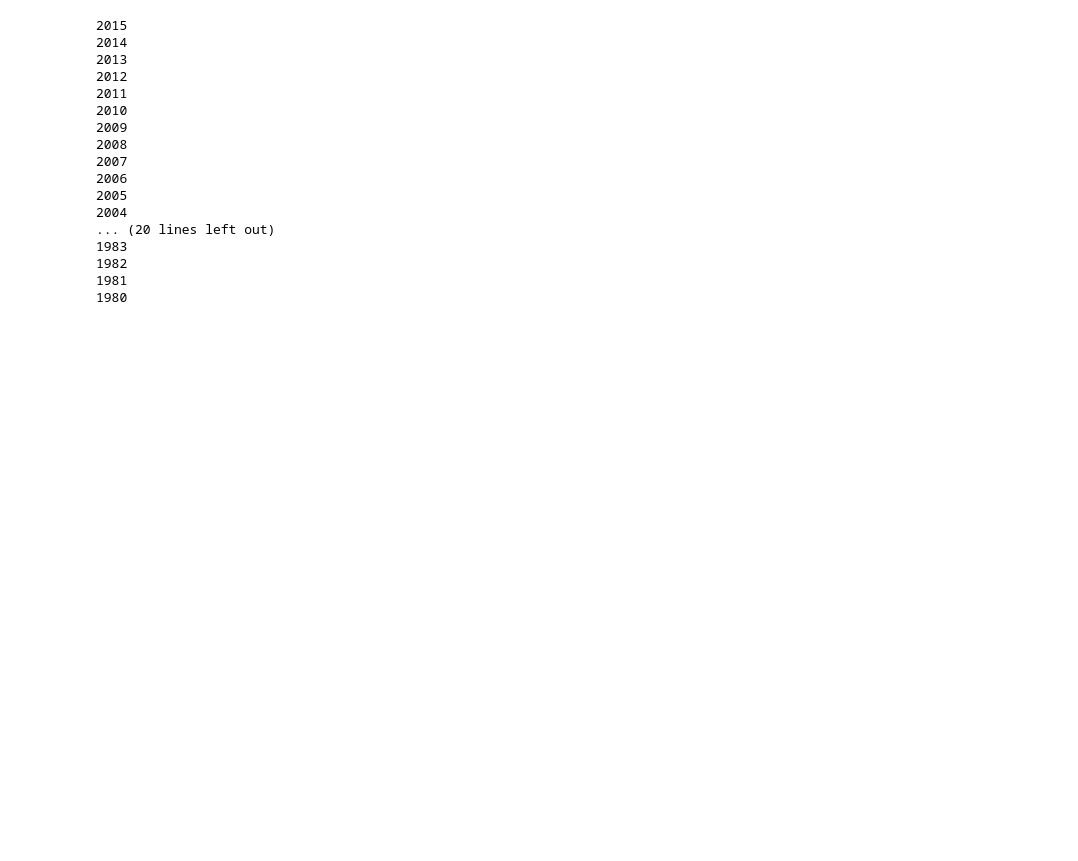
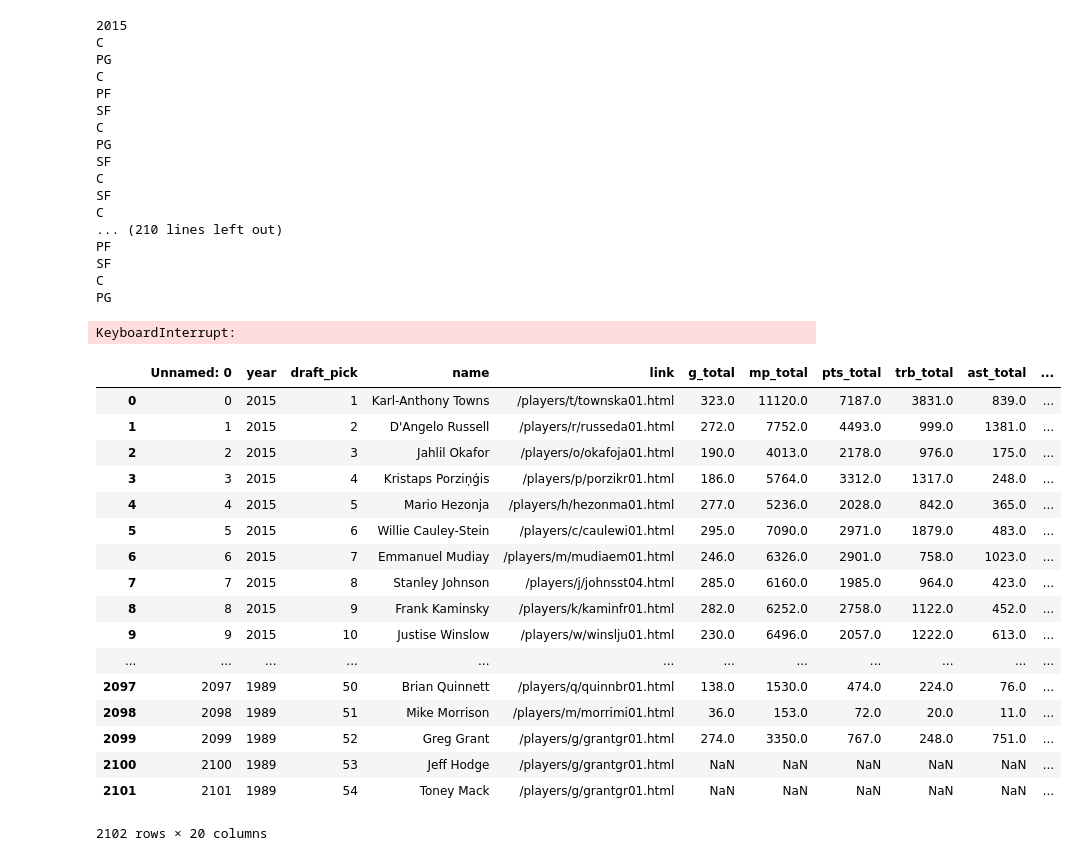
Before and after one commit to silogramd/NBA-Draft-Project, a Jupyter notebook: Final Project Scraping.ipynb, the cells around one changed output. Saved outputs shown, nothing was run; the diff lists cells and outputs as text; code cells hidden in the pictures; blank space fills up the shorter version.

Commit message:
added exploratory script, positions to scraper

```diff
--- a/Final Project Scraping.ipynb
+++ b/Final Project Scraping.ipynb
@@ -32,5 +37,6 @@ SyntaxError: invalid syntax (<ipython-input-63-a99d2ecdf6c8>, line 4)
 # %%
 year = 2015
+positions = ["Center","Shooting Guard","Point Guard",'Power Forward','Small Forward']
 for link in links:
     html = urllib.urlopen(link)
     soup = BeautifulSoup(html.read())
@@ -50,7 +56,8 @@ for link in links:
                             name = row.find('td', {'data-stat':'player'}).find('a').text
                             link = row.find('td', {'data-stat':'player'}).find('a').get('href')
                         else:
-                            name = row.find('td', {'data-stat':'player'}).text
+                            pos = ""
+                        name = row.find('td', {'data-stat':'player'}).text
                         g_total = row.find('td', {'data-stat':'g'}).text
                         mp_total = row.find('td', {'data-stat':'mp'}).text
                         pts_total = row.find('td', {'data-stat':'pts'}).text
@@ -67,32 +74,56 @@ for link in links:
                         bpm = row.find('td', {'data-stat':'bpm'}).text
                         vorp = row.find('td', {'data-stat':'vorp'}).text
                         team = row.find('td', {'data-stat':'team_id'}).text
-                        df = df.append({'name':name, 'draft_pick':pick, 'link':link, 'g_total':g_total, 'mp_total':mp_total,
+                        df = df.append({'name':name, 'draft_pick':pick, 'link':link, 'pos':pos, 'g_total':g_total, 'mp_total':mp_total,
                                        'mp_total':mp_total,'pts_total':pts_total, 'trb_total':trb_total, 'ast_total':ast_total,
                                        'fg':fg, 'fg3':fg3, 'mp_pg':mp_pg, 'pts_pg':pts_pg, 'trb_pg':trb_pg, 'ast_pg':ast_pg,
                                        'ws':ws, 'ws/48':ws48, 'bpm':bpm, 'vorp':vorp, 'year':year}, ignore_index = True)
 
     year = year - 1
-    if year == 1979:
+    if year == 1988:
         break
     time.sleep(random.randint(3,8))
 # %% [output]
 2015
-2014
-2013
-2012
-2011
-2010
-2009
-2008
-2007
-2006
-2005
-2004
-... (20 lines left out)
-1983
-1982
-1981
-1980
+C
+PG
+C
+PF
+SF
+C
+PG
+SF
+C
+SF
+C
+... (210 lines left out)
+PF
+SF
+C
+PG
+KeyboardInterrupt:
 # %%
 df.to_csv('draft_player_data')
+# %%
+data = pd.read_csv('draft_player_data')
+data = data[data['year'] > 1988]
+data
+# %% [output]
+|  | Unnamed: 0 | year | draft_pick | name | link | g_total | mp_total | pts_total | trb_total | ast_total | ... |
+| 0 | 0 | 2015 | 1 | Karl-Anthony Towns | /players/t/townska01.html | 323.0 | 11120.0 | 7187.0 | 3831.0 | 839.0 | ... |
+| 1 | 1 | 2015 | 2 | D'Angelo Russell | /players/r/russeda01.html | 272.0 | 7752.0 | 4493.0 | 999.0 | 1381.0 | ... |
+| 2 | 2 | 2015 | 3 | Jahlil Okafor | /players/o/okafoja01.html | 190.0 | 4013.0 | 2178.0 | 976.0 | 175.0 | ... |
+| 3 | 3 | 2015 | 4 | Kristaps Porziņģis | /players/p/porzikr01.html | 186.0 | 5764.0 | 3312.0 | 1317.0 | 248.0 | ... |
+| 4 | 4 | 2015 | 5 | Mario Hezonja | /players/h/hezonma01.html | 277.0 | 5236.0 | 2028.0 | 842.0 | 365.0 | ... |
+| 5 | 5 | 2015 | 6 | Willie Cauley-Stein | /players/c/caulewi01.html | 295.0 | 7090.0 | 2971.0 | 1879.0 | 483.0 | ... |
+| 6 | 6 | 2015 | 7 | Emmanuel Mudiay | /players/m/mudiaem01.html | 246.0 | 6326.0 | 2901.0 | 758.0 | 1023.0 | ... |
+| 7 | 7 | 2015 | 8 | Stanley Johnson | /players/j/johnsst04.html | 285.0 | 6160.0 | 1985.0 | 964.0 | 423.0 | ... |
+| 8 | 8 | 2015 | 9 | Frank Kaminsky | /players/k/kaminfr01.html | 282.0 | 6252.0 | 2758.0 | 1122.0 | 452.0 | ... |
+| 9 | 9 | 2015 | 10 | Justise Winslow | /players/w/winslju01.html | 230.0 | 6496.0 | 2057.0 | 1222.0 | 613.0 | ... |
+| ... | ... | ... | ... | ... | ... | ... | ... | ... | ... | ... | ... |
+| 2097 | 2097 | 1989 | 50 | Brian Quinnett | /players/q/quinnbr01.html | 138.0 | 1530.0 | 474.0 | 224.0 | 76.0 | ... |
+| 2098 | 2098 | 1989 | 51 | Mike Morrison | /players/m/morrimi01.html | 36.0 | 153.0 | 72.0 | 20.0 | 11.0 | ... |
+| 2099 | 2099 | 1989 | 52 | Greg Grant | /players/g/grantgr01.html | 274.0 | 3350.0 | 767.0 | 248.0 | 751.0 | ... |
+| 2100 | 2100 | 1989 | 53 | Jeff Hodge | /players/g/grantgr01.html | NaN | NaN | NaN | NaN | NaN | ... |
+| 2101 | 2101 | 1989 | 54 | Toney Mack | /players/g/grantgr01.html | NaN | NaN | NaN | NaN | NaN | ... |
+2102 rows × 20 columns
```
Also changed, not shown: parts of 3 cells of this notebook, 1 other file.
